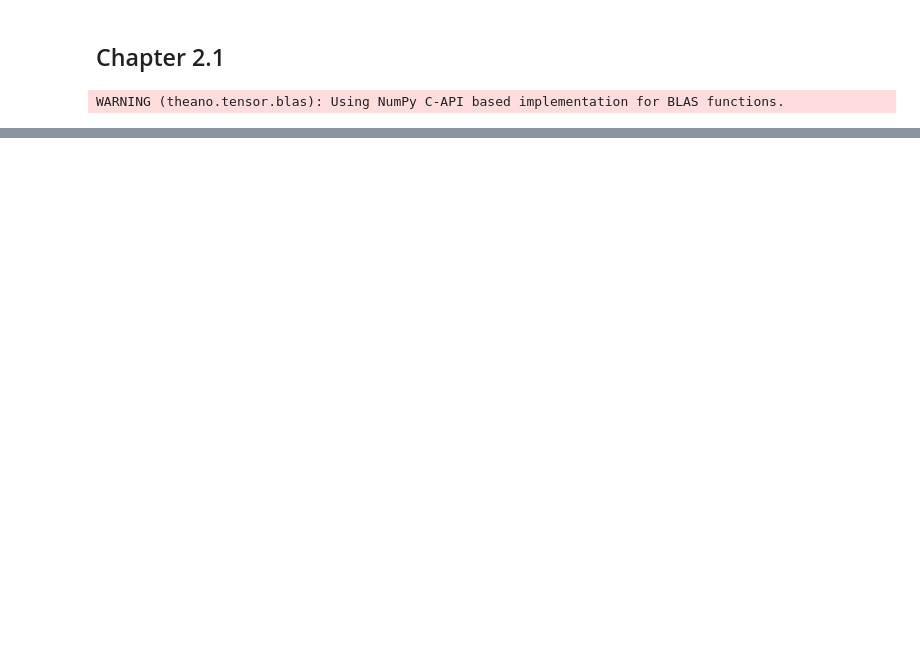
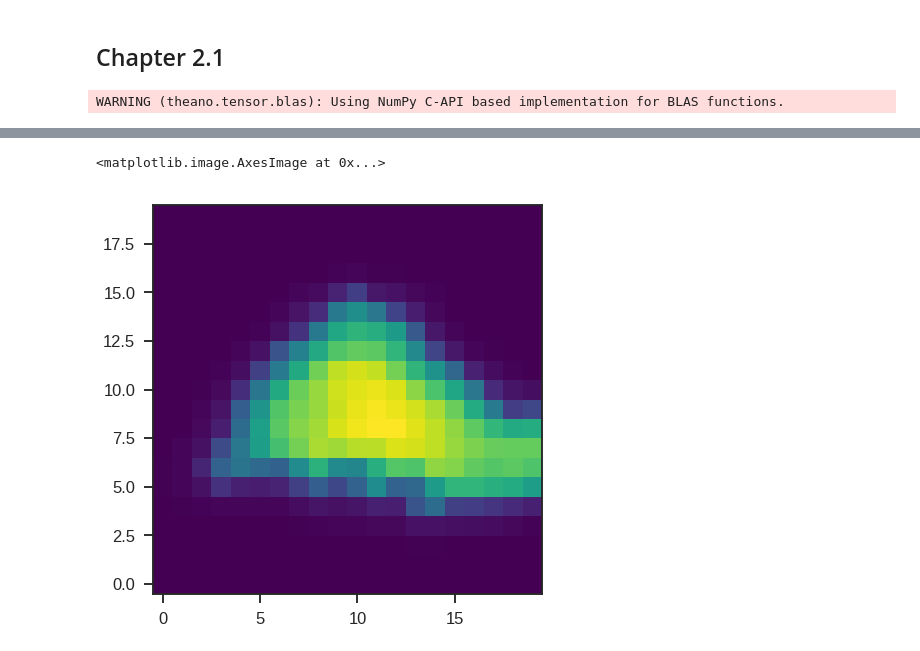
Before and after one commit to gempy-project/gempy, a Jupyter notebook: notebooks/tutorials/ch2-1-Gravity.ipynb, the cells around one changed output, grey strips where cells are left out. Cells and saved outputs as stored; diff of their text form; code cells hidden in the pictures; blank space fills up the shorter version.

```diff
--- a/notebooks/tutorials/ch2-1-Gravity.ipynb
+++ b/notebooks/tutorials/ch2-1-Gravity.ipynb
@@ -166,0 +67,2 @@ gp.plot.plot_section(geo_model, cell_number=25, block_type=geo_model.solutions.l
+# %%
+geo_model.grid.gravity_grid.set_tz_kernel();
@@ -166,0 +71,2 @@ gp.plot.plot_section(geo_model, cell_number=25, block_type=geo_model.solutions.l
+# %%
+geo_model.set_gravity_interpolator(pos_density=1)
@@ -166,0 +82,5 @@ gp.plot.plot_section(geo_model, cell_number=25, block_type=geo_model.solutions.l
+# %%
+gp.set_interpolation_data(geo_model,
+                          compile_theano=True,
+                          theano_optimizer='fast_run',
+                          verbose=[])
@@ -166,0 +96,7 @@ gp.plot.plot_section(geo_model, cell_number=25, block_type=geo_model.solutions.l
+# %%
+grav = gp.compute_model(geo_model, output='gravity')
+# %%
+plt.imshow(grav.reshape(grav_res, grav_res), cmap='viridis_r', origin='bottom')
+# %% [output]
+<matplotlib.image.AxesImage at 0x...>
+[figure, added]
```
Also changed, not shown: parts of 34 cells of this notebook, 10 other files.
